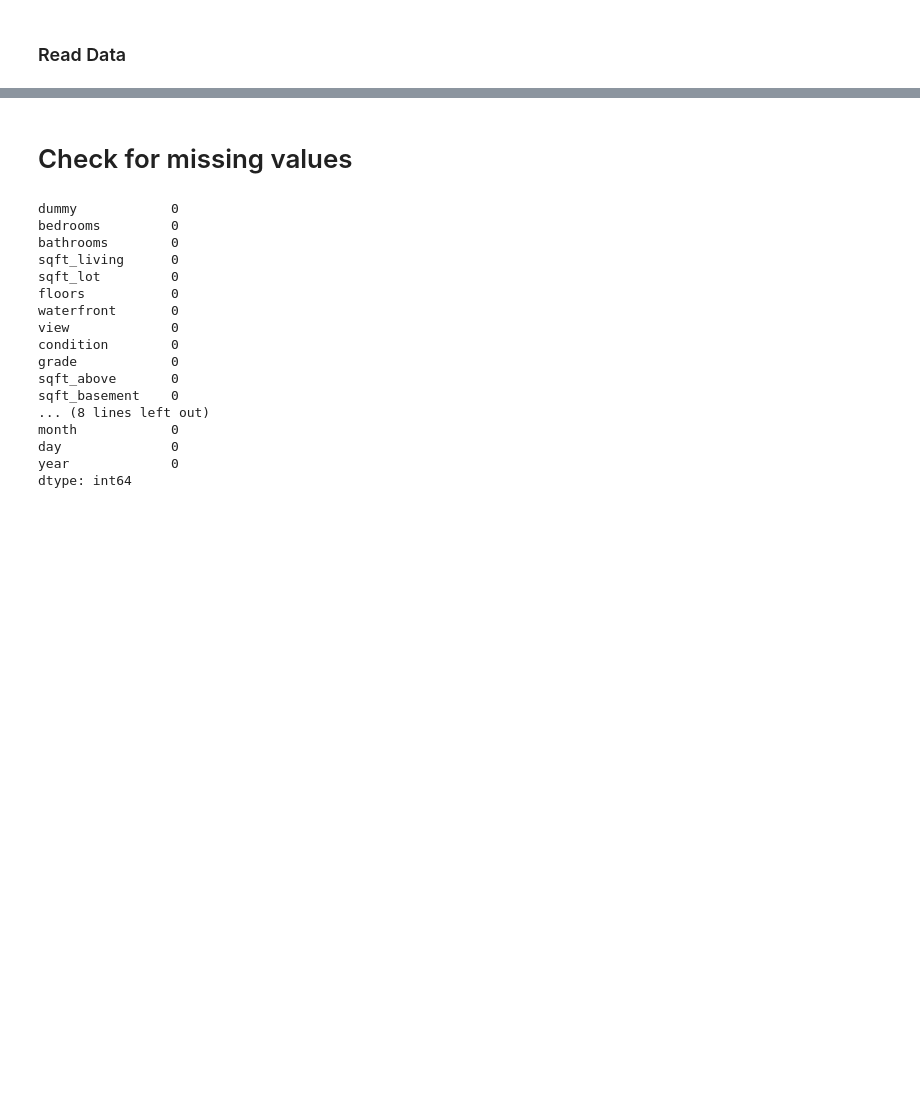
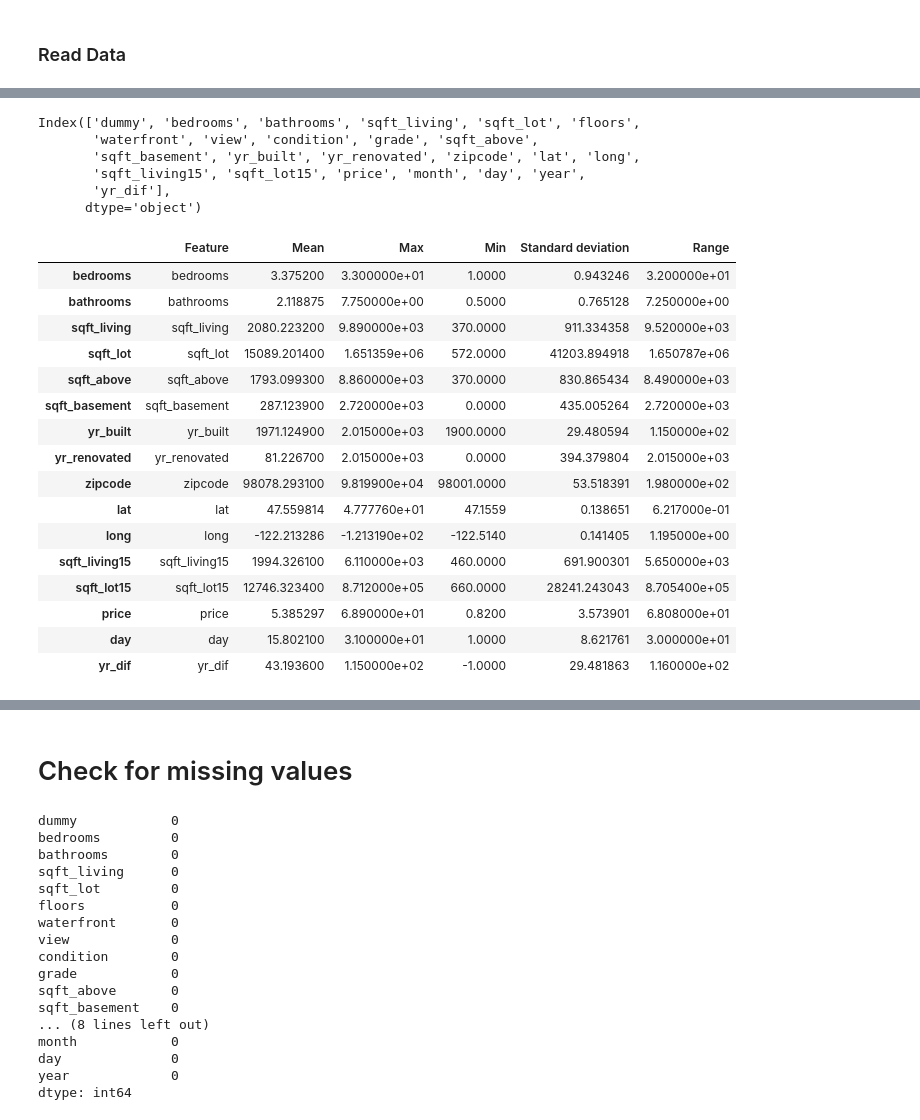
Before and after one commit to satishsolanki1990/House-Price-Prediction, a Jupyter notebook: Data_Preprocessing.ipynb, the cells around one changed output, grey strips where cells are left out. Cells and saved outputs as stored; diff of their text form; code cells hidden in the pictures; blank space fills up the shorter version.

```diff
--- a/Data_Preprocessing.ipynb
+++ b/Data_Preprocessing.ipynb
@@ -35,0 +58,46 @@ for i in [train,dev]:
+# %%
+train.columns
+# %% [output]
+Index(['dummy', 'bedrooms', 'bathrooms', 'sqft_living', 'sqft_lot', 'floors',
+       'waterfront', 'view', 'condition', 'grade', 'sqft_above',
+       'sqft_basement', 'yr_built', 'yr_renovated', 'zipcode', 'lat', 'long',
+       'sqft_living15', 'sqft_lot15', 'price', 'month', 'day', 'year',
+       'yr_dif'],
+      dtype='object')
+# %%
+# Build tables (statistics)
+features = ['dummy', 'bedrooms', 'bathrooms', 'sqft_living', 'sqft_lot', 'floors',
+       'waterfront', 'view', 'condition', 'grade', 'sqft_above',
+       'sqft_basement', 'yr_built', 'yr_renovated', 'zipcode', 'lat', 'long',
+       'sqft_living15', 'sqft_lot15', 'price', 'month', 'day', 'year',
+       'yr_dif']
+
+num = ['bedrooms', 'bathrooms', 'sqft_living', 'sqft_lot',
+       'sqft_above','sqft_basement', 'yr_built', 'yr_renovated', 'zipcode', 'lat', 'long',
+       'sqft_living15', 'sqft_lot15', 'price', 'day',
+       'yr_dif']
+
+cat = ['floors','waterfront', 'view', 'condition', 'grade','month', 'year']
+
+table1 = pd.DataFrame({'Feature':num,'Mean':train[num].mean(),'Max':train[num].max(),'Min':train[num].min(),\
+              'Standard deviation':train[num].std(),\
+             'Range':train[num].max()-train[num].min()})
+table1
+# %% [output]
+|  | Feature | Mean | Max | Min | Standard deviation | Range |
+| bedrooms | bedrooms | 3.375200 | 3.300000e+01 | 1.0000 | 0.943246 | 3.200000e+01 |
+| bathrooms | bathrooms | 2.118875 | 7.750000e+00 | 0.5000 | 0.765128 | 7.250000e+00 |
+| sqft_living | sqft_living | 2080.223200 | 9.890000e+03 | 370.0000 | 911.334358 | 9.520000e+03 |
+| sqft_lot | sqft_lot | 15089.201400 | 1.651359e+06 | 572.0000 | 41203.894918 | 1.650787e+06 |
+| sqft_above | sqft_above | 1793.099300 | 8.860000e+03 | 370.0000 | 830.865434 | 8.490000e+03 |
+| sqft_basement | sqft_basement | 287.123900 | 2.720000e+03 | 0.0000 | 435.005264 | 2.720000e+03 |
+| yr_built | yr_built | 1971.124900 | 2.015000e+03 | 1900.0000 | 29.480594 | 1.150000e+02 |
+| yr_renovated | yr_renovated | 81.226700 | 2.015000e+03 | 0.0000 | 394.379804 | 2.015000e+03 |
+| zipcode | zipcode | 98078.293100 | 9.819900e+04 | 98001.0000 | 53.518391 | 1.980000e+02 |
+| lat | lat | 47.559814 | 4.777760e+01 | 47.1559 | 0.138651 | 6.217000e-01 |
+| long | long | -122.213286 | -1.213190e+02 | -122.5140 | 0.141405 | 1.195000e+00 |
+| sqft_living15 | sqft_living15 | 1994.326100 | 6.110000e+03 | 460.0000 | 691.900301 | 5.650000e+03 |
+| sqft_lot15 | sqft_lot15 | 12746.323400 | 8.712000e+05 | 660.0000 | 28241.243043 | 8.705400e+05 |
+| price | price | 5.385297 | 6.890000e+01 | 0.8200 | 3.573901 | 6.808000e+01 |
+| day | day | 15.802100 | 3.100000e+01 | 1.0000 | 8.621761 | 3.000000e+01 |
+| yr_dif | yr_dif | 43.193600 | 1.150000e+02 | -1.0000 | 29.481863 | 1.160000e+02 |
```
Also changed, not shown: parts of 15 cells of this notebook, 2 other files.
